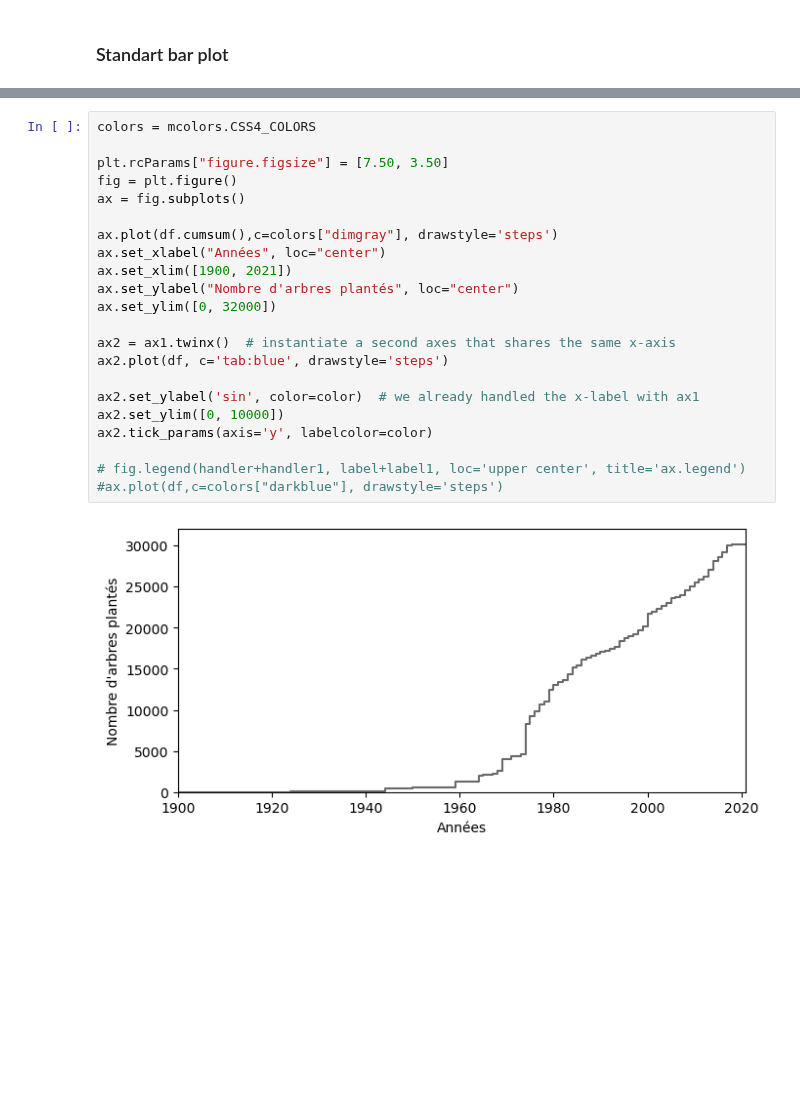
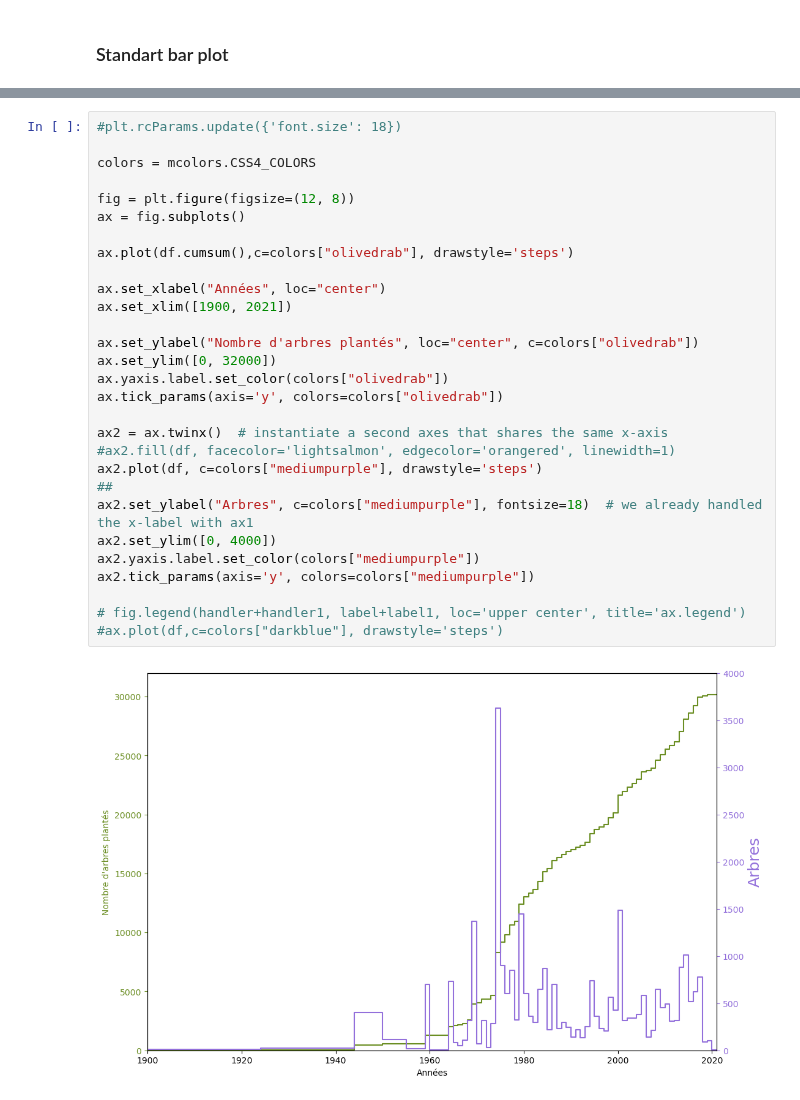
Before and after one commit to ManuLabricole/CDN-StatisticExploratoire, a Jupyter notebook: notebooks/iterable_3.ipynb, the cells around one changed output, grey strips where cells are left out. Saved outputs shown, nothing was run; the diff lists cells and outputs as text; blank space fills up the shorter version.

```diff
--- a/notebooks/iterable_3.ipynb
+++ b/notebooks/iterable_3.ipynb
@@ -369,24 +362,31 @@ Name: ANNEEDEPLANTATION, Length: 65, dtype: int64
 # %%
+#plt.rcParams.update({'font.size': 18})
+
 colors = mcolors.CSS4_COLORS
 
-plt.rcParams["figure.figsize"] = [7.50, 3.50]
-fig = plt.figure()
+fig = plt.figure(figsize=(12, 8))
 ax = fig.subplots()
 
-ax.plot(df.cumsum(),c=colors["dimgray"], drawstyle='steps')
+ax.plot(df.cumsum(),c=colors["olivedrab"], drawstyle='steps')
+
 ax.set_xlabel("Années", loc="center")
 ax.set_xlim([1900, 2021])
-ax.set_ylabel("Nombre d'arbres plantés", loc="center")
+
+ax.set_ylabel("Nombre d'arbres plantés", loc="center", c=colors["olivedrab"])
 ax.set_ylim([0, 32000])
+ax.yaxis.label.set_color(colors["olivedrab"])
+ax.tick_params(axis='y', colors=colors["olivedrab"])
 
-ax2 = ax1.twinx()  # instantiate a second axes that shares the same x-axis
-ax2.plot(df, c='tab:blue', drawstyle='steps')
-
-ax2.set_ylabel('sin', color=color)  # we already handled the x-label with ax1
-ax2.set_ylim([0, 10000])
-ax2.tick_params(axis='y', labelcolor=color)
+ax2 = ax.twinx()  # instantiate a second axes that shares the same x-axis
+#ax2.fill(df, facecolor='lightsalmon', edgecolor='orangered', linewidth=1)
+ax2.plot(df, c=colors["mediumpurple"], drawstyle='steps')
+##
+ax2.set_ylabel("Arbres", c=colors["mediumpurple"], fontsize=18)  # we already handled the x-label with ax1
+ax2.set_ylim([0, 4000])
+ax2.yaxis.label.set_color(colors["mediumpurple"])
+ax2.tick_params(axis='y', colors=colors["mediumpurple"])
 
 # fig.legend(handler+handler1, label+label1, loc='upper center', title='ax.legend')
 #ax.plot(df,c=colors["darkblue"], drawstyle='steps')
 # %% [output]
-[figure, old version]
+[figure, new version]
```
Also changed, not shown: parts of 17 cells of this notebook.
